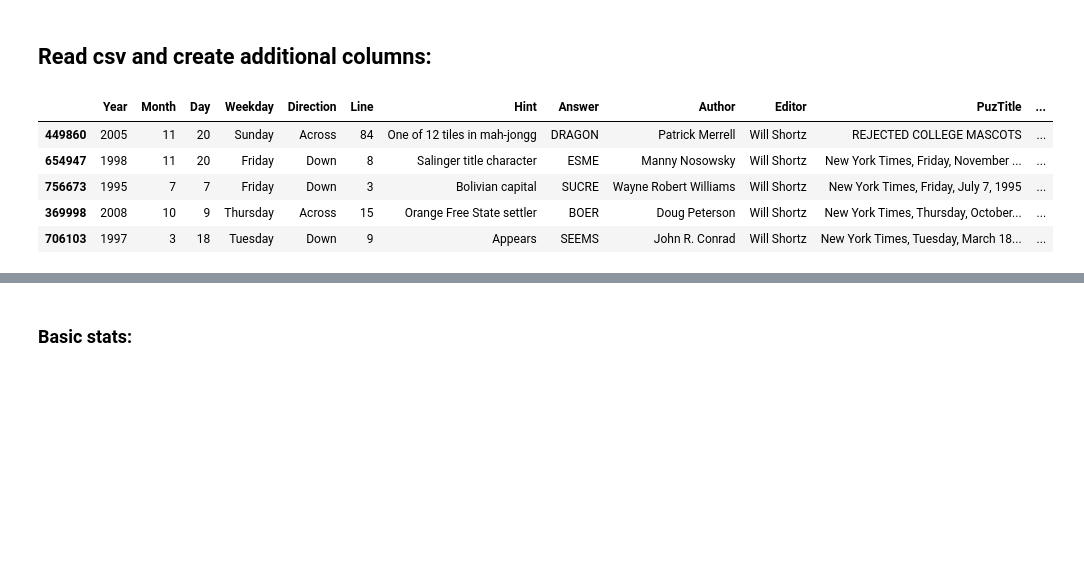
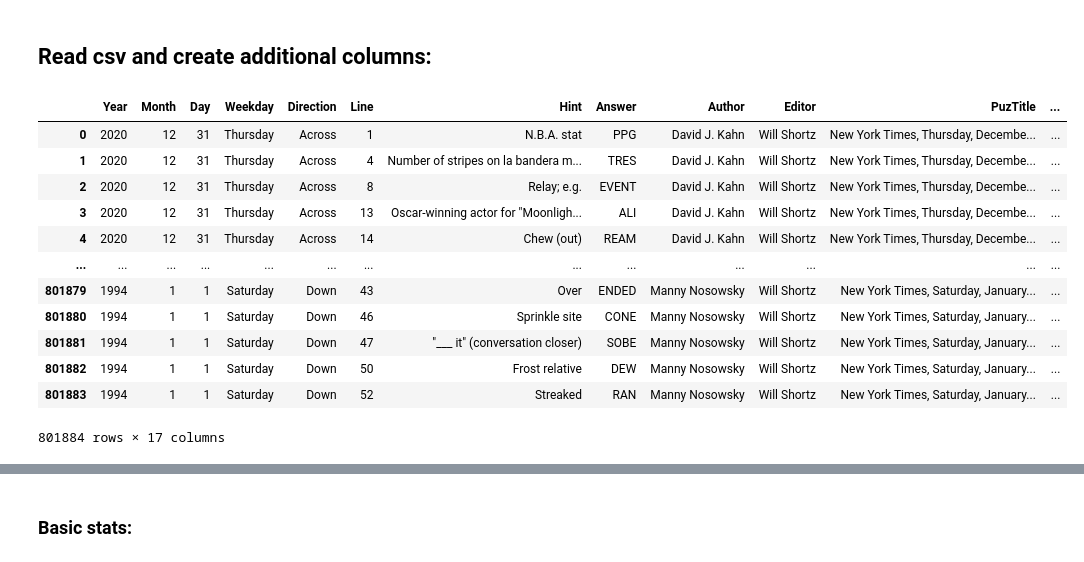
Before and after one commit to nickdanis/gorillawords, a Jupyter notebook: nick-exploratory.ipynb, the cells around one changed output, grey strips where cells are left out. Cells and saved outputs as stored; diff of their text form; code cells hidden in the pictures; blank space fills up the shorter version.

```diff
--- a/nick-exploratory.ipynb
+++ b/nick-exploratory.ipynb
@@ -19,15 +21,22 @@ from collections import defaultdict, Counter
 # %%
 # read csv making sure Answer column is a string because of "NULL" answers
 df = pd.read_csv("nick-xword-big.csv",converters={'Answer' : str, 'Hint' : str})
 
-df.sample(5)
+df
 # %% [output]
 |  | Year | Month | Day | Weekday | Direction | Line | Hint | Answer | Author | Editor | PuzTitle | ... |
-| 449860 | 2005 | 11 | 20 | Sunday | Across | 84 | One of 12 tiles in mah-jongg | DRAGON | Patrick Merrell | Will Shortz | REJECTED COLLEGE MASCOTS | ... |
-| 654947 | 1998 | 11 | 20 | Friday | Down | 8 | Salinger title character | ESME | Manny Nosowsky | Will Shortz | New York Times, Friday, November ... | ... |
-| 756673 | 1995 | 7 | 7 | Friday | Down | 3 | Bolivian capital | SUCRE | Wayne Robert Williams | Will Shortz | New York Times, Friday, July 7, 1995 | ... |
-| 369998 | 2008 | 10 | 9 | Thursday | Across | 15 | Orange Free State settler | BOER | Doug Peterson | Will Shortz | New York Times, Thursday, October... | ... |
-| 706103 | 1997 | 3 | 18 | Tuesday | Down | 9 | Appears | SEEMS | John R. Conrad | Will Shortz | New York Times, Tuesday, March 18... | ... |
+| 0 | 2020 | 12 | 31 | Thursday | Across | 1 | N.B.A. stat | PPG | David J. Kahn | Will Shortz | New York Times, Thursday, Decembe... | ... |
+| 1 | 2020 | 12 | 31 | Thursday | Across | 4 | Number of stripes on la bandera m... | TRES | David J. Kahn | Will Shortz | New York Times, Thursday, Decembe... | ... |
+| 2 | 2020 | 12 | 31 | Thursday | Across | 8 | Relay; e.g. | EVENT | David J. Kahn | Will Shortz | New York Times, Thursday, Decembe... | ... |
+| 3 | 2020 | 12 | 31 | Thursday | Across | 13 | Oscar-winning actor for "Moonligh... | ALI | David J. Kahn | Will Shortz | New York Times, Thursday, Decembe... | ... |
+| 4 | 2020 | 12 | 31 | Thursday | Across | 14 | Chew (out) | REAM | David J. Kahn | Will Shortz | New York Times, Thursday, Decembe... | ... |
+| ... | ... | ... | ... | ... | ... | ... | ... | ... | ... | ... | ... | ... |
+| 801879 | 1994 | 1 | 1 | Saturday | Down | 43 | Over | ENDED | Manny Nosowsky | Will Shortz | New York Times, Saturday, January... | ... |
+| 801880 | 1994 | 1 | 1 | Saturday | Down | 46 | Sprinkle site | CONE | Manny Nosowsky | Will Shortz | New York Times, Saturday, January... | ... |
+| 801881 | 1994 | 1 | 1 | Saturday | Down | 47 | "___ it" (conversation closer) | SOBE | Manny Nosowsky | Will Shortz | New York Times, Saturday, January... | ... |
+| 801882 | 1994 | 1 | 1 | Saturday | Down | 50 | Frost relative | DEW | Manny Nosowsky | Will Shortz | New York Times, Saturday, January... | ... |
+| 801883 | 1994 | 1 | 1 | Saturday | Down | 52 | Streaked | RAN | Manny Nosowsky | Will Shortz | New York Times, Saturday, January... | ... |
+801884 rows × 17 columns
 # %%
 # Create BlockDensity column
 df['BlockDensity'] = (df['NumBlocks'] / (df['NumRows'] * df['NumCols']))*100
```
Also changed, not shown: parts of 41 cells of this notebook, 9 other files.
